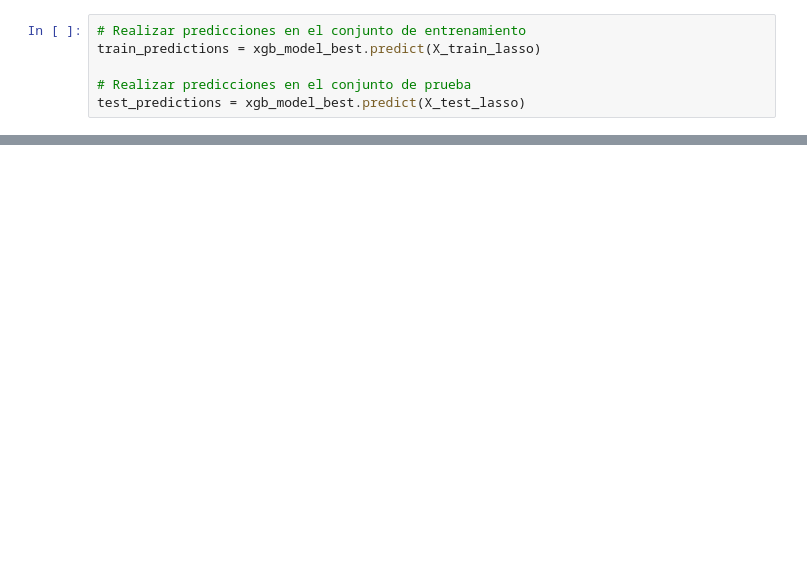
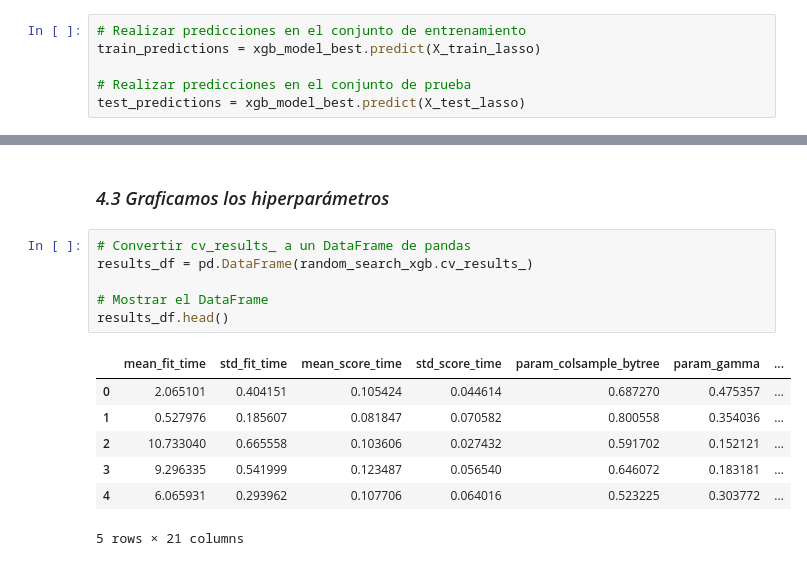
Before and after one commit to ecdiazl/capstone-project, a Jupyter notebook: XGBoost/Capstone - XGBoost v1(payload con Lasso).ipynb, the cells around one changed output, grey strips where cells are left out. Cells and saved outputs as stored; diff of their text form; blank space fills up the shorter version.

```diff
--- a/XGBoost/Capstone - XGBoost v1(payload con Lasso).ipynb
+++ b/XGBoost/Capstone - XGBoost v1(payload con Lasso).ipynb
@@ -407,0 +408,16 @@ RMSE en el conjunto de prueba: 11030.48
+# %% [markdown]
+### _4.3 Graficamos los hiperparámetros_
+# %%
+# Convertir cv_results_ a un DataFrame de pandas
+results_df = pd.DataFrame(random_search_xgb.cv_results_)
+
+# Mostrar el DataFrame
+results_df.head()
+# %% [output]
+|  | mean_fit_time | std_fit_time | mean_score_time | std_score_time | param_colsample_bytree | param_gamma | ... |
+| 0 | 2.065101 | 0.404151 | 0.105424 | 0.044614 | 0.687270 | 0.475357 | ... |
+| 1 | 0.527976 | 0.185607 | 0.081847 | 0.070582 | 0.800558 | 0.354036 | ... |
+| 2 | 10.733040 | 0.665558 | 0.103606 | 0.027432 | 0.591702 | 0.152121 | ... |
+| 3 | 9.296335 | 0.541999 | 0.123487 | 0.056540 | 0.646072 | 0.183181 | ... |
+| 4 | 6.065931 | 0.293962 | 0.107706 | 0.064016 | 0.523225 | 0.303772 | ... |
+5 rows × 21 columns
```
Also changed, not shown: parts of 8 cells of this notebook, 2 other files.
